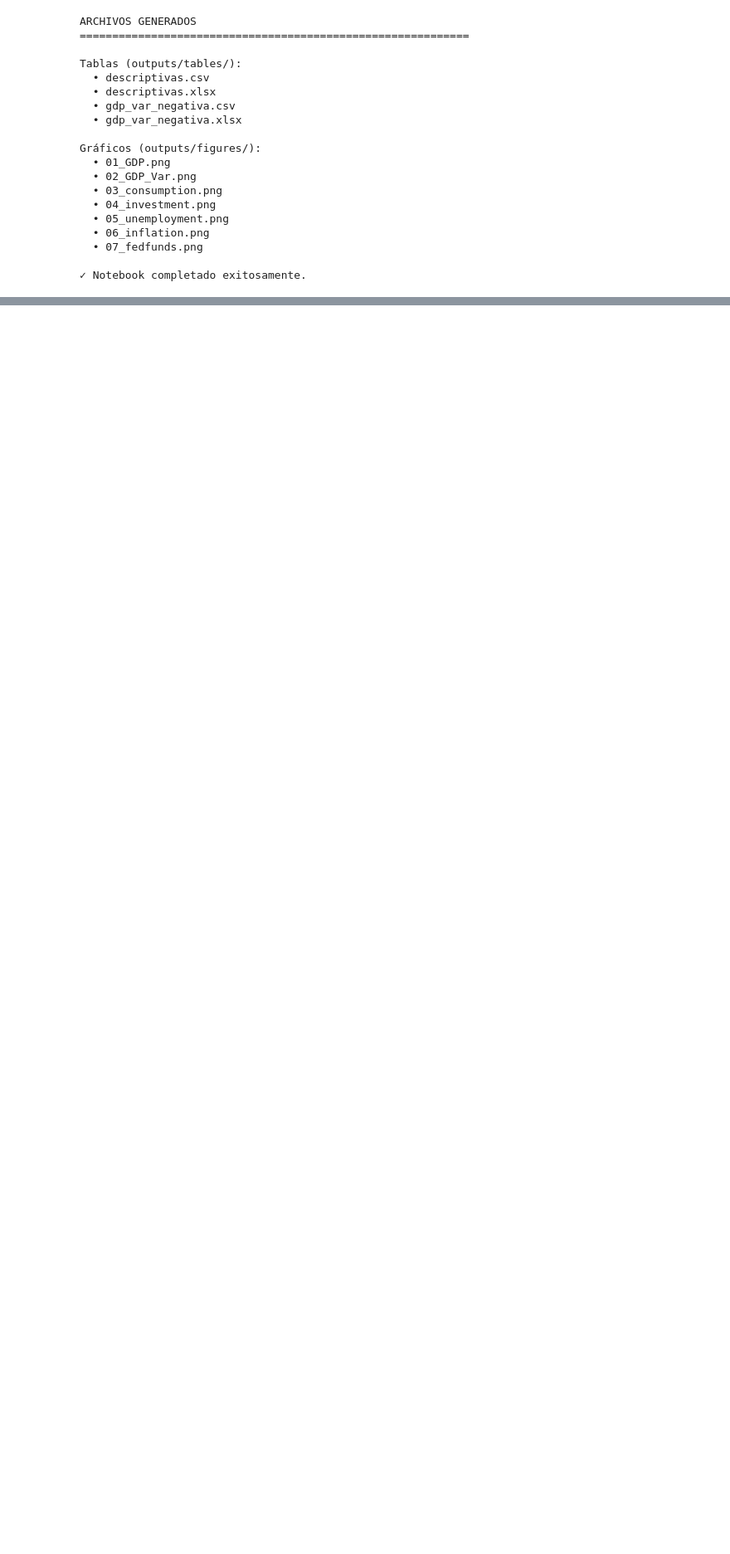
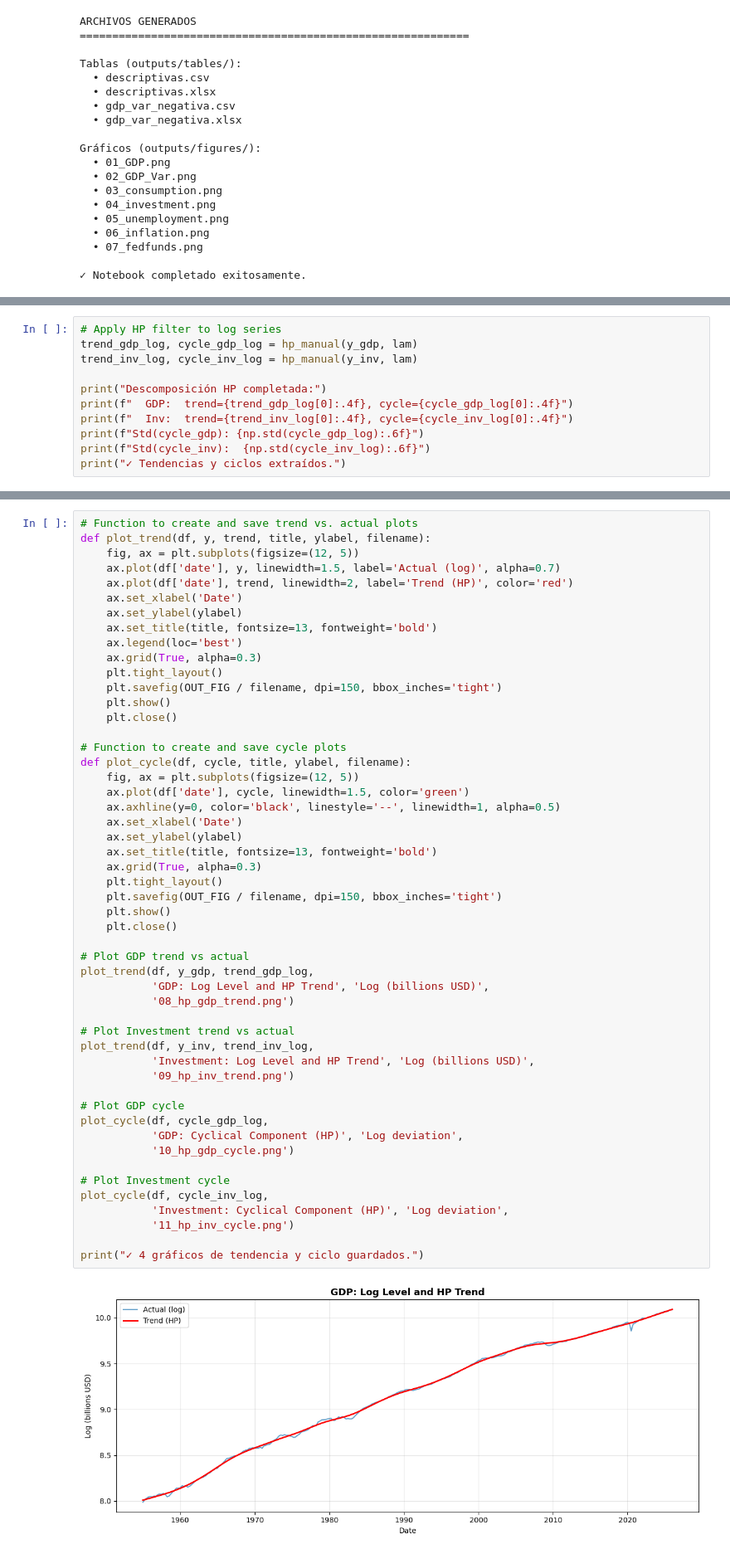
Before and after one commit to Tupxz/ciclos_economicos, a Jupyter notebook: notebooks/Taller_1.ipynb, the cells around one changed output, grey strips where cells are left out. Shown at 83% size. Cells and saved outputs as stored; diff of their text form; blank space fills up the shorter version.

Commit message:
Fase 2 reconstruida: HP manual, ciclos (log) y brechas (y/trend-1)

```diff
--- a/notebooks/Taller_1.ipynb
+++ b/notebooks/Taller_1.ipynb
@@ -377,0 +430,11 @@ Gráficos (outputs/figures/):
+# %%
+# Apply HP filter to log series
+trend_gdp_log, cycle_gdp_log = hp_manual(y_gdp, lam)
+trend_inv_log, cycle_inv_log = hp_manual(y_inv, lam)
+
+print("Descomposición HP completada:")
+print(f"  GDP:  trend={trend_gdp_log[0]:.4f}, cycle={cycle_gdp_log[0]:.4f}")
+print(f"  Inv:  trend={trend_inv_log[0]:.4f}, cycle={cycle_inv_log[0]:.4f}")
+print(f"Std(cycle_gdp): {np.std(cycle_gdp_log):.6f}")
+print(f"Std(cycle_inv):  {np.std(cycle_inv_log):.6f}")
+print("✓ Tendencias y ciclos extraídos.")
@@ -377,0 +450,53 @@ Gráficos (outputs/figures/):
+# %%
+# Function to create and save trend vs. actual plots
+def plot_trend(df, y, trend, title, ylabel, filename):
+    fig, ax = plt.subplots(figsize=(12, 5))
+    ax.plot(df['date'], y, linewidth=1.5, label='Actual (log)', alpha=0.7)
+    ax.plot(df['date'], trend, linewidth=2, label='Trend (HP)', color='red')
+    ax.set_xlabel('Date')
+    ax.set_ylabel(ylabel)
+    ax.set_title(title, fontsize=13, fontweight='bold')
+    ax.legend(loc='best')
+    ax.grid(True, alpha=0.3)
+    plt.tight_layout()
+    plt.savefig(OUT_FIG / filename, dpi=150, bbox_inches='tight')
+    plt.show()
+    plt.close()
+
+# Function to create and save cycle plots
+def plot_cycle(df, cycle, title, ylabel, filename):
+    fig, ax = plt.subplots(figsize=(12, 5))
+    ax.plot(df['date'], cycle, linewidth=1.5, color='green')
+    ax.axhline(y=0, color='black', linestyle='--', linewidth=1, alpha=0.5)
+    ax.set_xlabel('Date')
+    ax.set_ylabel(ylabel)
+    ax.set_title(title, fontsize=13, fontweight='bold')
+    ax.grid(True, alpha=0.3)
+    plt.tight_layout()
+    plt.savefig(OUT_FIG / filename, dpi=150, bbox_inches='tight')
+    plt.show()
+    plt.close()
+
+# Plot GDP trend vs actual
+plot_trend(df, y_gdp, trend_gdp_log,
+           'GDP: Log Level and HP Trend', 'Log (billions USD)',
+           '08_hp_gdp_trend.png')
+
+# Plot Investment trend vs actual
+plot_trend(df, y_inv, trend_inv_log,
+           'Investment: Log Level and HP Trend', 'Log (billions USD)',
+           '09_hp_inv_trend.png')
+
+# Plot GDP cycle
+plot_cycle(df, cycle_gdp_log,
+           'GDP: Cyclical Component (HP)', 'Log deviation',
+           '10_hp_gdp_cycle.png')
+
+# Plot Investment cycle
+plot_cycle(df, cycle_inv_log,
+           'Investment: Cyclical Component (HP)', 'Log deviation',
+           '11_hp_inv_cycle.png')
+
+print("✓ 4 gráficos de tendencia y ciclo guardados.")
+# %% [output]
+[figure, added]
```
Also changed, not shown: parts of 15 cells of this notebook, 2 other files.
